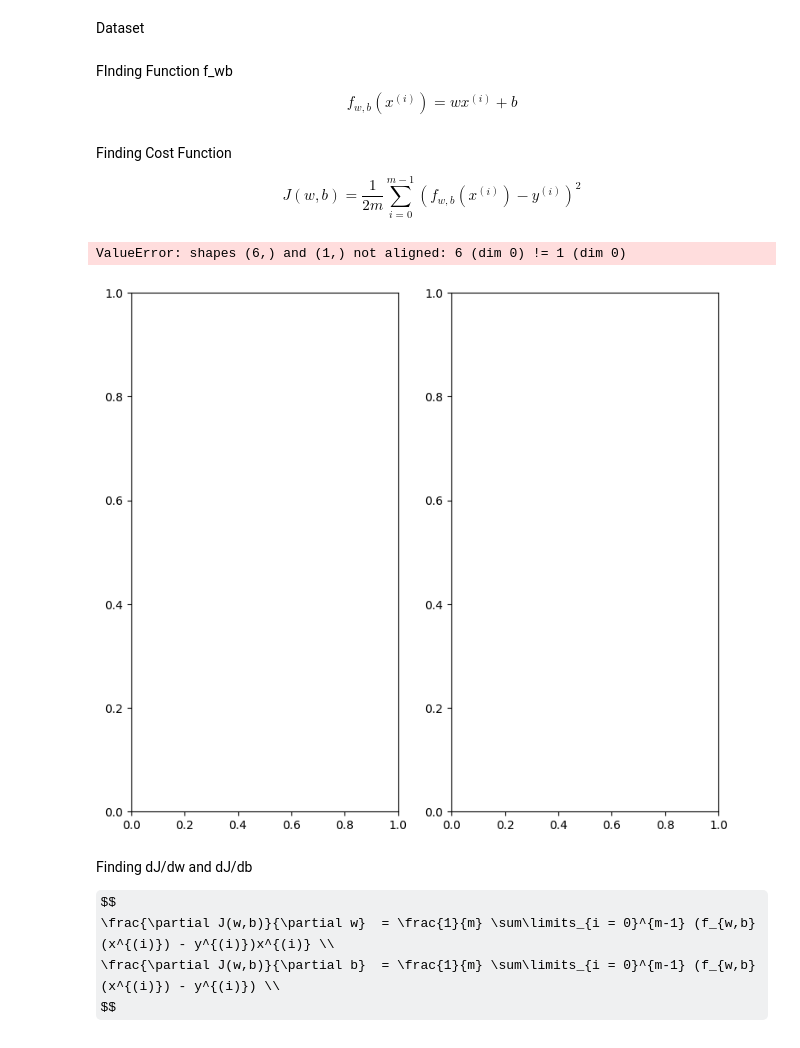
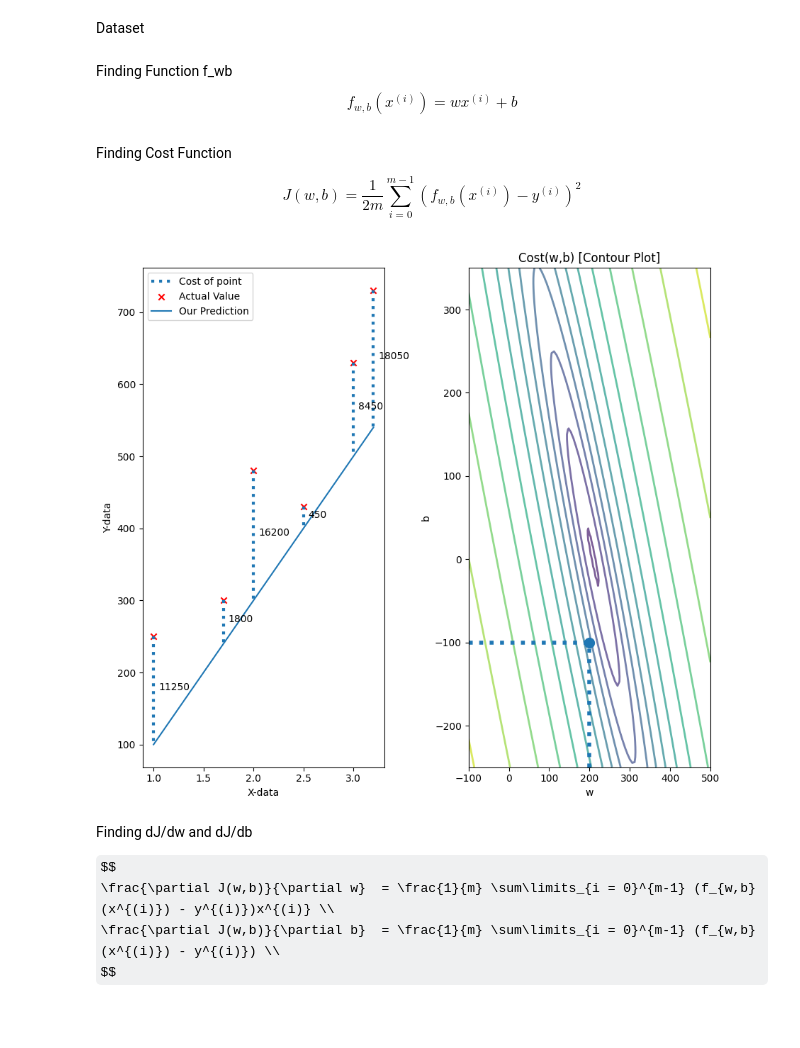
Before and after one commit to Vraj2811/Coursera, a Jupyter notebook: Linear_Regression.ipynb, the cells around one changed output. Saved outputs shown, nothing was run; the diff lists cells and outputs as text; code cells hidden in the pictures; some formulas as TeX source.

```diff
--- a/Linear_Regression.ipynb
+++ b/Linear_Regression.ipynb
@@ -9,16 +8,19 @@ Dataset
 # %%
 x_train = np.array([1.0, 1.7, 2.0, 2.5, 3.0, 3.2])
 y_train = np.array([250, 300, 480, 430, 630, 730])
-w = 200
+w = [200]
 b = -100
 # %% [markdown]
-FInding Function f_wb
+Finding Function f_wb
 $$ f_{w,b}(x^{(i)}) = wx^{(i)} + b $$
 # %%
 def fxn(x, w, b):
+    m = x.shape[0]
 
-    f_wb = np.dot(x, w)+b
-    return f_wb
+    f_wb = np.zeros(m)
+    for i in range(m):
+        f_wb[i] = np.dot(w, x[i])+b
+    return (f_wb)
 # %% [markdown]
 Finding Cost Function
 
@@ -37,66 +39,67 @@ def plt_house_x(X, y, f_wb=None, ax=None):
     ax.set_ylabel("Y-data")
     ax.set_xlabel("X-data")
     ax.plot(X, f_wb, label="Our Prediction")
     ax.legend()
 
 
 def mk_cost_lines(x, y, w, b, ax):
     label = 'Cost of point'
     addedbreak = False
     for p in zip(x, y):
         f_wb_p = w*p[0]+b
         c_p = ((f_wb_p - p[1])**2)/2
         c_p_txt = c_p
         ax.vlines(p[0], p[1], f_wb_p, lw=3, ls='dotted', label=label)
         label = ''
         cxy = [p[0], p[1] + (f_wb_p-p[1])/2]
         ax.annotate(f'{c_p_txt:0.0f}', xy=cxy, xycoords='data',
                     xytext=(5, 0), textcoords='offset points')
 
 
 def plt_stationary(x_train, y_train, w0, b):
+    if len(w0) == 1:
+        w0 = w0[0]
 
-    fig, ax = plt.subplots(1, 2, figsize=(9, 8), facecolor='#ffffff')
-    fig.canvas.toolbar_position = 'top'
+        fig, ax = plt.subplots(1, 2, figsize=(9, 8))
+        fig.canvas.toolbar_position = 'top'
 
-    w_range = np.array([200-300., 200+300])
-    b_range = np.array([50-300., 50+300])
-    b_space = np.linspace(*b_range, 100)
-    w_space = np.linspace(*w_range, 100)
+        w_range = np.array([200-300., 200+300])
+        b_range = np.array([50-300., 50+300])
+        b_space = np.linspace(*b_range, 100)
+        w_space = np.linspace(*w_range, 100)
 
-    tmp_b, tmp_w = np.meshgrid(b_space, w_space)
-    z = np.zeros_like(tmp_b)
-    for i in range(tmp_w.shape[0]):
-        for j in range(tmp_w.shape[1]):
-            z[i, j] = cost_fxn(x_train, y_train, tmp_w[i][j], tmp_b[i][j])
-            if z[i, j] == 0:
-                z[i, j] = 1e-6
+        tmp_b, tmp_w = np.meshgrid(b_space, w_space)
+        z = np.zeros_like(tmp_b)
+        for i in range(tmp_w.shape[0]):
+            for j in range(tmp_w.shape[1]):
+                z[i, j] = cost_fxn(x_train, y_train, tmp_w[i][j], tmp_b[i][j])
+                if z[i, j] == 0:
+                    z[i, j] = 1e-6
 
-    f_wb = np.dot(x_train, w0) + b
-    mk_cost_lines(x_train, y_train, w0, b, ax[0])
-    plt_house_x(x_train, y_train, f_wb=f_wb, ax=ax[0])
+        f_wb = np.dot(x_train, w0) + b
+        mk_cost_lines(x_train, y_train, w0, b, ax[0])
+        plt_house_x(x_train, y_train, f_wb=f_wb, ax=ax[0])
 
-    CS = ax[1].contour(tmp_w, tmp_b, np.log(z), levels=12,
-                       linewidths=2, alpha=0.7)
-    ax[1].set_title('Cost(w,b) [Contour Plot]')
-    ax[1].set_xlabel('w', fontsize=10)
-    ax[1].set_ylabel('b', fontsize=10)
-    ax[1].set_xlim(w_range)
-    ax[1].set_ylim(b_range)
-    cscat = ax[1].scatter(w0, b, s=100,
-                          zorder=10, label="cost with \ncurrent w,b")
-    chline = ax[1].hlines(b, ax[1].get_xlim()[0], w0,
-                          lw=4, ls='dotted')
-    cvline = ax[1].vlines(w0, ax[1].get_ylim()[0], b,
-                          lw=4, ls='dotted')
-
-    return fig, ax, [cscat, chline, cvline]
+        CS = ax[1].contour(tmp_w, tmp_b, np.log(z), levels=12,
+                           linewidths=2, alpha=0.7)
+        ax[1].set_title('Cost(w,b) [Contour Plot]')
+        ax[1].set_xlabel('w', fontsize=10)
+        ax[1].set_ylabel('b', fontsize=10)
+        ax[1].set_xlim(w_range)
+        ax[1].set_ylim(b_range)
+        cscat = ax[1].scatter(w0, b, s=100,
+                              zorder=10, label="cost with \ncurrent w,b")
+        chline = ax[1].hlines(b, ax[1].get_xlim()[0], w0,
+                              lw=4, ls='dotted')
+        cvline = ax[1].vlines(w0, ax[1].get_ylim()[0], b,
+                              lw=4, ls='dotted')
+        fig.tight_layout()
+        return fig, ax, [cscat, chline, cvline]
 
 
 fig, ax, dyn_items = plt_stationary(x_train, y_train, w, b)
 # %% [output]
-ValueError: shapes (6,) and (1,) not aligned: 6 (dim 0) != 1 (dim 0)
-[figure, old version]
+[figure, new version]
 # %% [markdown]
 Finding dJ/dw and dJ/db
 
```
Also changed, not shown: parts of 7 cells of this notebook, 1 other file.
